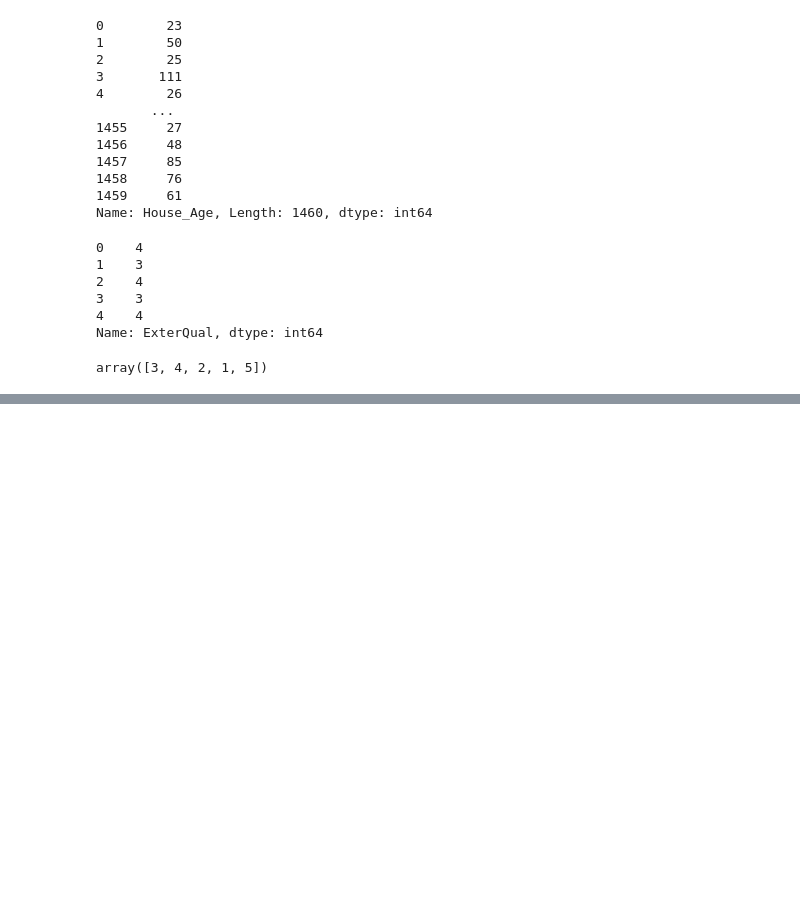
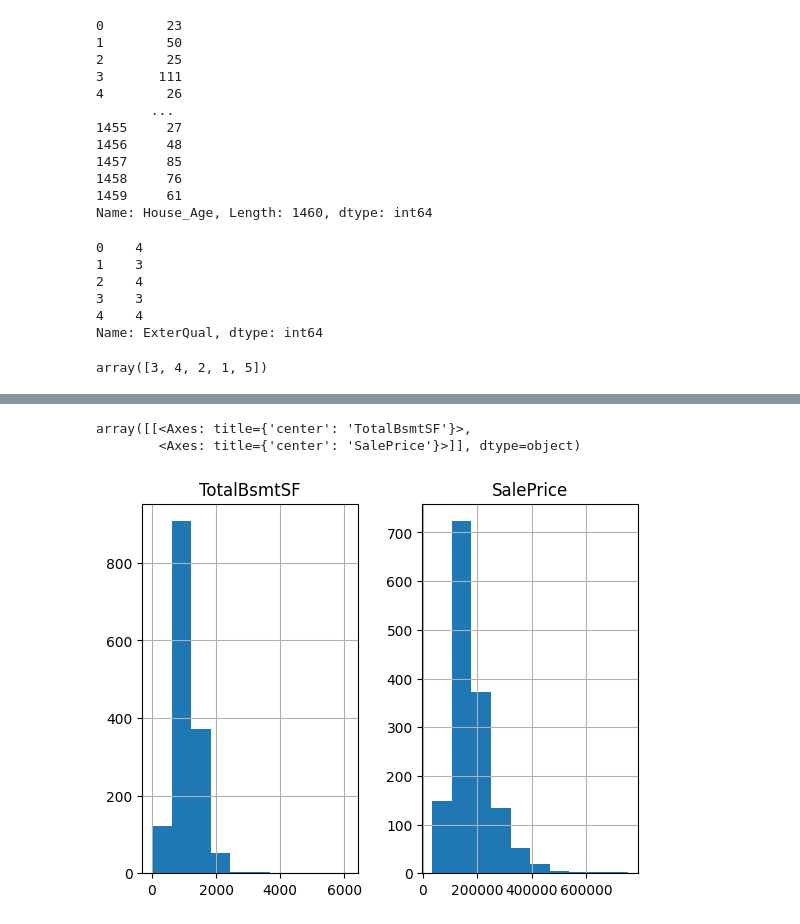
Before and after one commit to CODING-DARSH/classical_ml, a Jupyter notebook: Advance_House_Price.ipynb, the cells around one changed output, grey strips where cells are left out. Cells and saved outputs as stored; diff of their text form; code cells hidden in the pictures; blank space fills up the shorter version.

```diff
--- a/Advance_House_Price.ipynb
+++ b/Advance_House_Price.ipynb
@@ -340,0 +383,11 @@ Index(['LotFrontage', 'LotArea', 'Neighborhood', 'BldgType', 'HouseStyle',
+# %%
+mapping = {
+    "Unf": 1,
+    "LwQ": 2,
+    "Rec": 3,
+    "BLQ": 4,
+    "ALQ": 5,
+    "GLQ": 6
+}
+
+df["BsmtFinType1"] = df["BsmtFinType1"].map(mapping).fillna(0)
@@ -340,0 +398,17 @@ Index(['LotFrontage', 'LotArea', 'Neighborhood', 'BldgType', 'HouseStyle',
+# %%
+df["HasBsmtFinSF2"] = (df["BsmtFinSF2"] > 0).astype(int)
+df["HasBsmtFinSF2"].head()
+df=df.drop(columns=["BsmtFinSF2"])
+# %%
+mapping = {
+    "Unf": 1,
+    "LwQ": 2,
+    "Rec": 3,
+    "BLQ": 4,
+    "ALQ": 5,
+    "GLQ": 6
+}
+
+df["BsmtFinType2"] = df["BsmtFinType2"].map(mapping).fillna(0)
+# %%
+df["BsmtUnfSF"] = np.log1p(df["BsmtUnfSF"])
@@ -340,0 +426,6 @@ Index(['LotFrontage', 'LotArea', 'Neighborhood', 'BldgType', 'HouseStyle',
+# %%
+df[["TotalBsmtSF","SalePrice"]].hist()
+# %% [output]
+array([[<Axes: title={'center': 'TotalBsmtSF'}>,
+        <Axes: title={'center': 'SalePrice'}>]], dtype=object)
+[figure, added]
```
Also changed, not shown: parts of 12 cells of this notebook.
